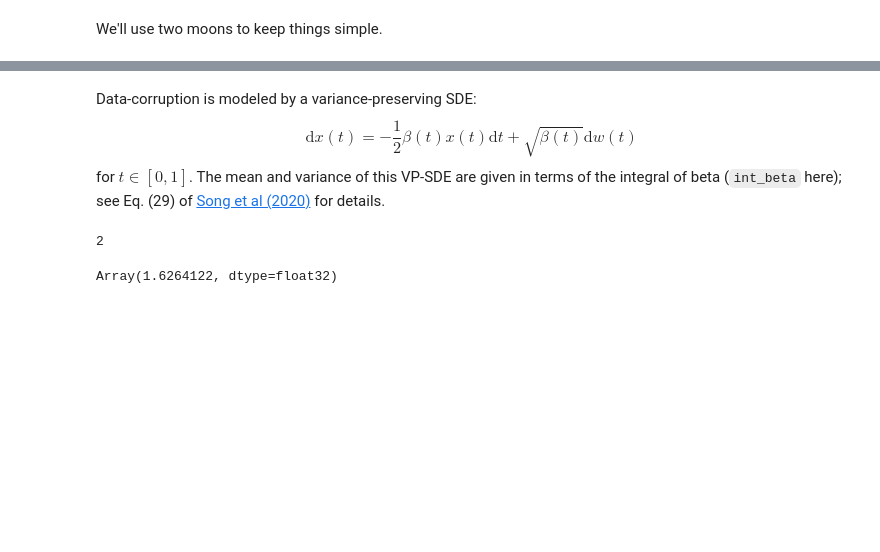
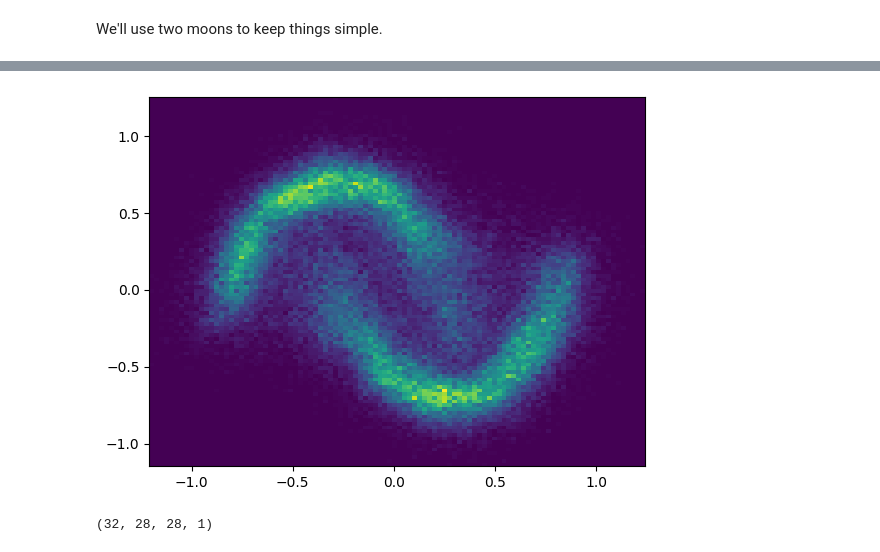
Before and after one commit to smsharma/minified-generative-models, a Jupyter notebook: notebooks/consistency.ipynb, the cells around one changed output, grey strips where cells are left out. Saved outputs shown, nothing was run; the diff lists cells and outputs as text; code cells hidden in the pictures; blank space fills up the shorter version.

Commit message:
Working consistency models prototype

```diff
--- a/notebooks/consistency.ipynb
+++ b/notebooks/consistency.ipynb
@@ -11,6 +11,10 @@ from sklearn import datasets, preprocessing
 
 import matplotlib.pyplot as plt
 from tqdm import trange
+# %%
+T = 60.
+eps = 0.002
+dim_t_emb = 8
 # %% [markdown]
 ## The dataset
 # %% [markdown]
@@ -47,4 +69,0 @@ class MLP(nn.Module):
-# %% [markdown]
-Data-corruption is modeled by a variance-preserving SDE:
-$$\mathrm dx(t) = -\frac{1}{2}\beta(t)x(t)\mathrm dt + \sqrt{\beta(t)}\mathrm d w(t)$$
-for $t\in[0, 1]$. The mean and variance of this VP-SDE are given in terms of the integral of beta (`int_beta` here); see Eq. (29) of [Song et al (2020)](https://arxiv.org/abs/2011.13456) for details.
@@ -69,12 +93,2 @@ def loss_fn(params, x, t1, t2, score, key):
     return np.mean((x1 - x2) ** 2)
-# %%
-import math
-
-n_epoch = 10
-epoch = 0
-
-N = math.ceil(math.sqrt((epoch * (150**2 - 4) / n_epoch) + 4) - 1) + 1
-N
-# %% [output]
-2
 # %%
@@ -92,10 +98,6 @@ boundaries = kerras_boundaries(7.0, 0.002, N, 80.0)
 # %%
-key = jax.random.PRNGKey(0)
+key = jax.random.PRNGKey(42)
+
+score = MLP(hidden_dim=128, out_dim=2, n_layers=6)
 t = np.ones((x.shape[0], 1))
-
-score = MLP(hidden_dim=128, out_dim=2, n_layers=5)
-params = score.init(key, np.concatenate([x, t], axis=1))
-
-loss_fn(params, x, t, t, score, key)
+params = score.init(key, x, t)
-# %% [output]
-Array(1.6264122, dtype=float32)
@@ -105 +104,20 @@ opt_state = opt.init(params)
+# %%
+from flax.training import train_state
+from typing import Any
+
+class TrainState(train_state.TrainState):
+    params_ema: Any = None
+
+tx = optax.adam(learning_rate=1e-3)
+
+state = TrainState.create(
+              apply_fn=score.apply,
+              params=params,
+              tx=tx,
+              params_ema=params)
+
+def apply_ema_decay(state, ema_decay):
+    params_ema = jax.tree_map(lambda p_ema, p: p_ema * ema_decay + p * (1. - ema_decay), state.params_ema, state.params)
+    state = state.replace(params_ema = params_ema)
+    return state
 # %%
@@ -124,2 +154,24 @@ with trange(n_steps) as steps:
 
         steps.set_postfix(val=loss)
+# %%
+def sample(params, score, ts, key):
+
+    x0 = jax.random.normal(key, shape=(n_samples, 2)) * ts[0]
+    x = f_theta(params, score, x0, np.repeat(ts[0], x0.shape[0])[:, None])
+
+    for t in ts[1:]:
+        key, _ = jax.random.split(key)
+        z = jax.random.normal(key, shape=x0.shape)
+        x = x + math.sqrt(t ** 2 - eps ** 2) * z
+        x = f_theta(params, score, x, np.repeat(t, x0.shape[0])[:, None])
+
+    return x
+
+n_samples = 100000
+x_samples = sample(state.params, score, list(reversed(np.linspace(0.1, T, 5))), key)
+x_samples = sample(state.params, score, list(reversed([0.05, 2., T / 4., T / 2., T])), key)
+plt.hist2d(x_samples[:, 0], x_samples[:, 1], bins=100);
+# plt.xlim(-2 ,2)
+# plt.ylim(-2, 2)
+# %% [output]
+[figure, added]
@@ -125,0 +208,6 @@ with trange(n_steps) as steps:
+# %%
+key = jax.random.PRNGKey(42)
+params, out = score.init_with_output(key, np.array(list(mnist_train)[0][0]), np.linspace(0., 1., 32))
+params.shape
+# %% [output]
+(32, 28, 28, 1)
```
Also changed, not shown: parts of 11 cells of this notebook, 1 other file.
